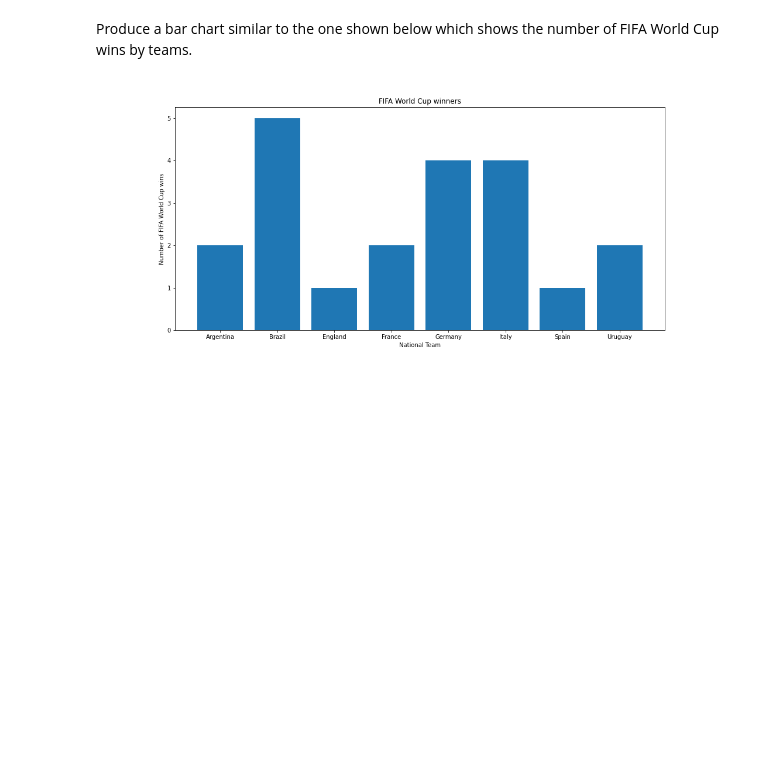
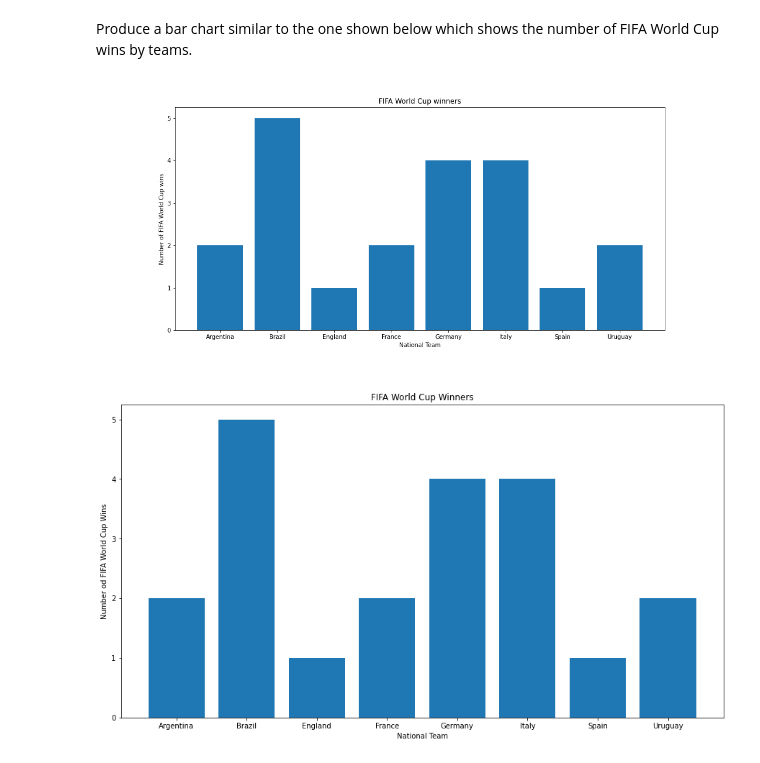
Before and after one commit to 0x47726579/XAI-lab01, a Jupyter notebook: Exercises_Data_Visualization.ipynb, the cells around one changed output. Drawn from its saved outputs; the diff is of its cells as text; code cells hidden in the pictures; blank space fills up the shorter version.

```diff
--- a/Exercises_Data_Visualization.ipynb
+++ b/Exercises_Data_Visualization.ipynb
@@ -53,0 +74,12 @@ FIFA_world_cup_wins = {'Argentina':2, 'Brazil':5, 'England':1, 'France':2, 'Germ
+# %%
+plt.bar(range(len(FIFA_world_cup_wins)), list(FIFA_world_cup_wins.values()), align='center')
+plt.xticks(range(len(FIFA_world_cup_wins)), list(FIFA_world_cup_wins.keys()))
+
+plt.title('FIFA World Cup Winners')
+plt.ylabel('Number od FIFA World Cup Wins')
+plt.xlabel('National Team')
+plt.rcParams["figure.figsize"] = (15,8)
+
+plt.show()
+# %% [output]
+[figure, added]
```
Also changed, not shown: parts of 3 cells of this notebook.
